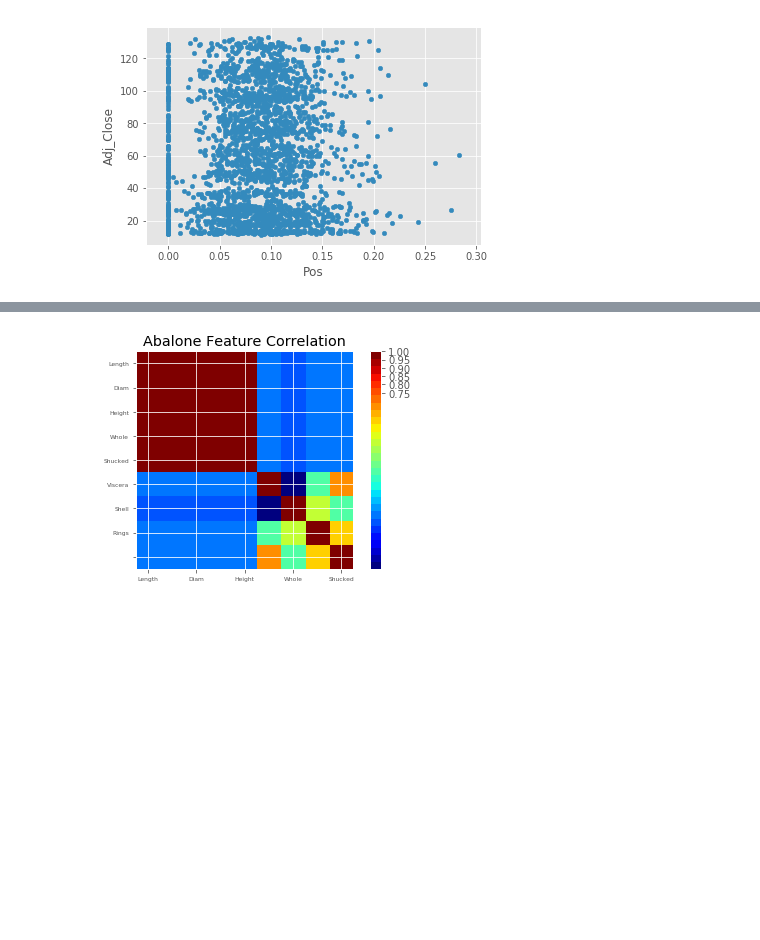
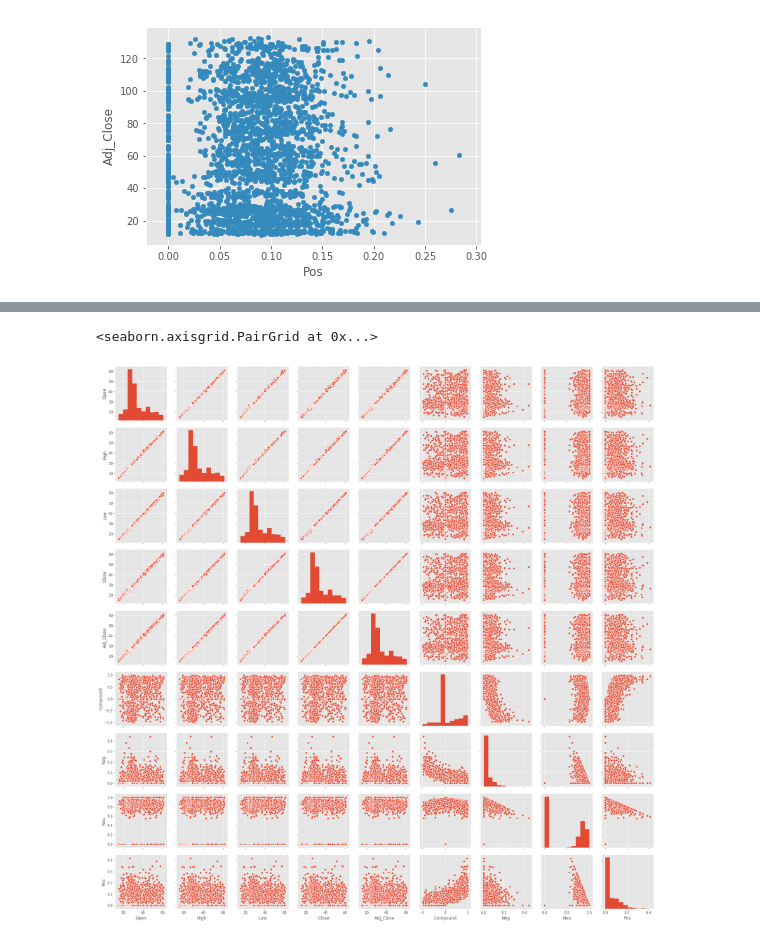
Before and after one commit to micattia/Capstone, a Jupyter notebook: 04_Bivariate_analysis.ipynb, the cells around one changed output, grey strips where cells are left out. Cells and saved outputs as stored; diff of their text form; code cells hidden in the pictures; blank space fills up the shorter version.

```diff
--- a/04_Bivariate_analysis.ipynb
+++ b/04_Bivariate_analysis.ipynb
@@ -120,24 +120,11 @@ dfAPPL.corr()
 | Neg | 0.023986 | 0.024153 | 0.023531 | 0.013309 | 0.023859 | -0.497096 | 1.000000 | 0.263576 | 0.155837 |
 | Neu | 0.018341 | 0.018570 | 0.017542 | 0.031983 | 0.018164 | 0.223225 | 0.263576 | 1.000000 | 0.438137 |
 | Pos | 0.026119 | 0.026480 | 0.025640 | 0.036717 | 0.026172 | 0.565060 | 0.155837 | 0.438137 | 1.000000 |
-# %%
-def correlation_matrix(df):
-    from matplotlib import pyplot as plt
-    from matplotlib import cm as cm
-
-    fig = plt.figure()
-    ax1 = fig.add_subplot(111)
-    cmap = cm.get_cmap('jet', 30)
-    cax = ax1.imshow(df.corr(), interpolation="nearest", cmap=cmap)
-    ax1.grid(True)
-    plt.title('Abalone Feature Correlation')
-    labels=['Sex','Length','Diam','Height','Whole','Shucked','Viscera','Shell','Rings',]
-    ax1.set_xticklabels(labels,fontsize=6)
-    ax1.set_yticklabels(labels,fontsize=6)
-    # Add colorbar, make sure to specify tick locations to match desired ticklabels
-    fig.colorbar(cax, ticks=[.75,.8,.85,.90,.95,1])
-    plt.show()
-
-correlation_matrix(dfMS)
-# %% [output]
-[figure, removed]
+# %%
+# Also checking the pair plot for the Microsoft Data Set
+import seaborn as sns
+# Create the default pairplot
+sns.pairplot(dfMS)
+# %% [output]
+<seaborn.axisgrid.PairGrid at 0x...>
+[figure, added]
```
Also changed, not shown: parts of 1 cell of this notebook.
